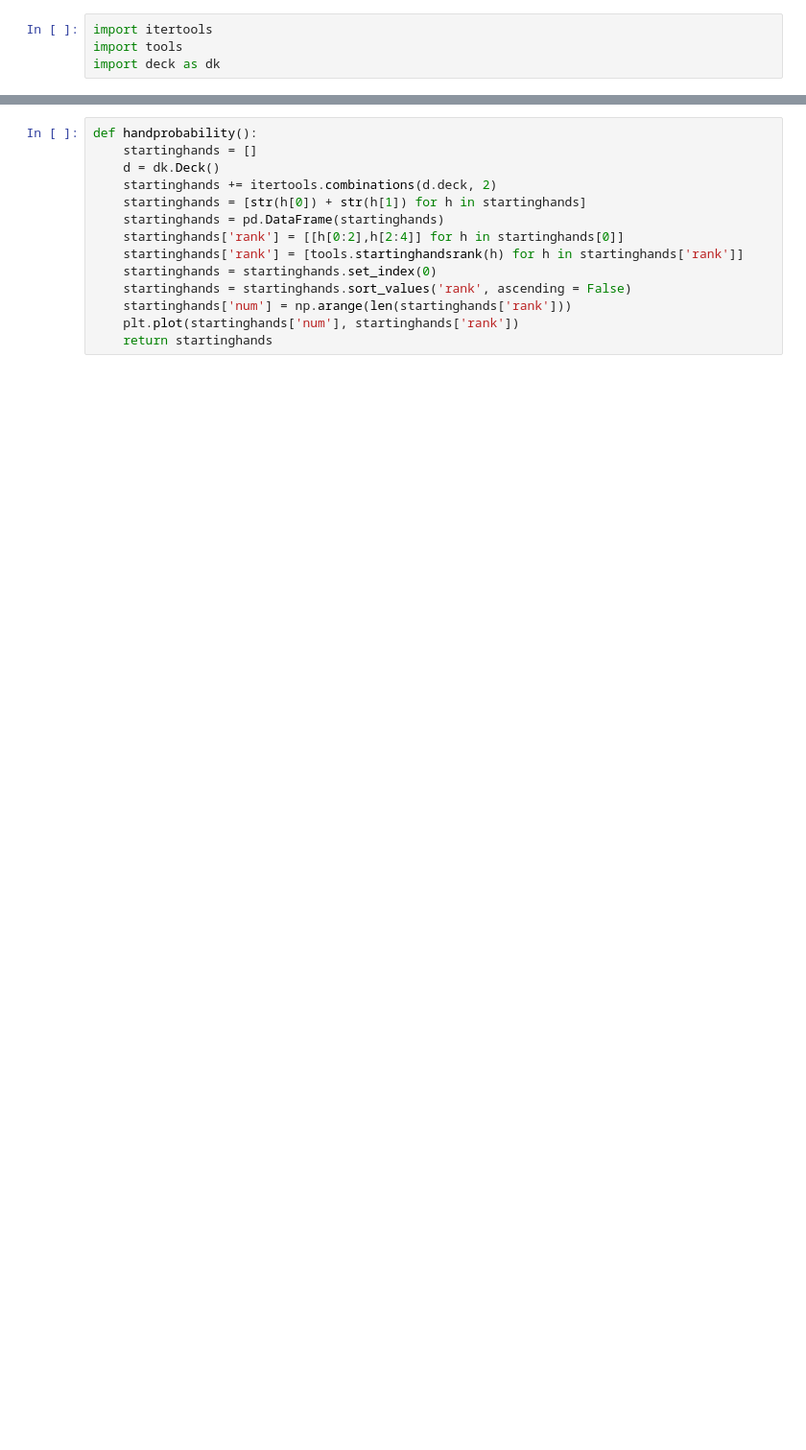
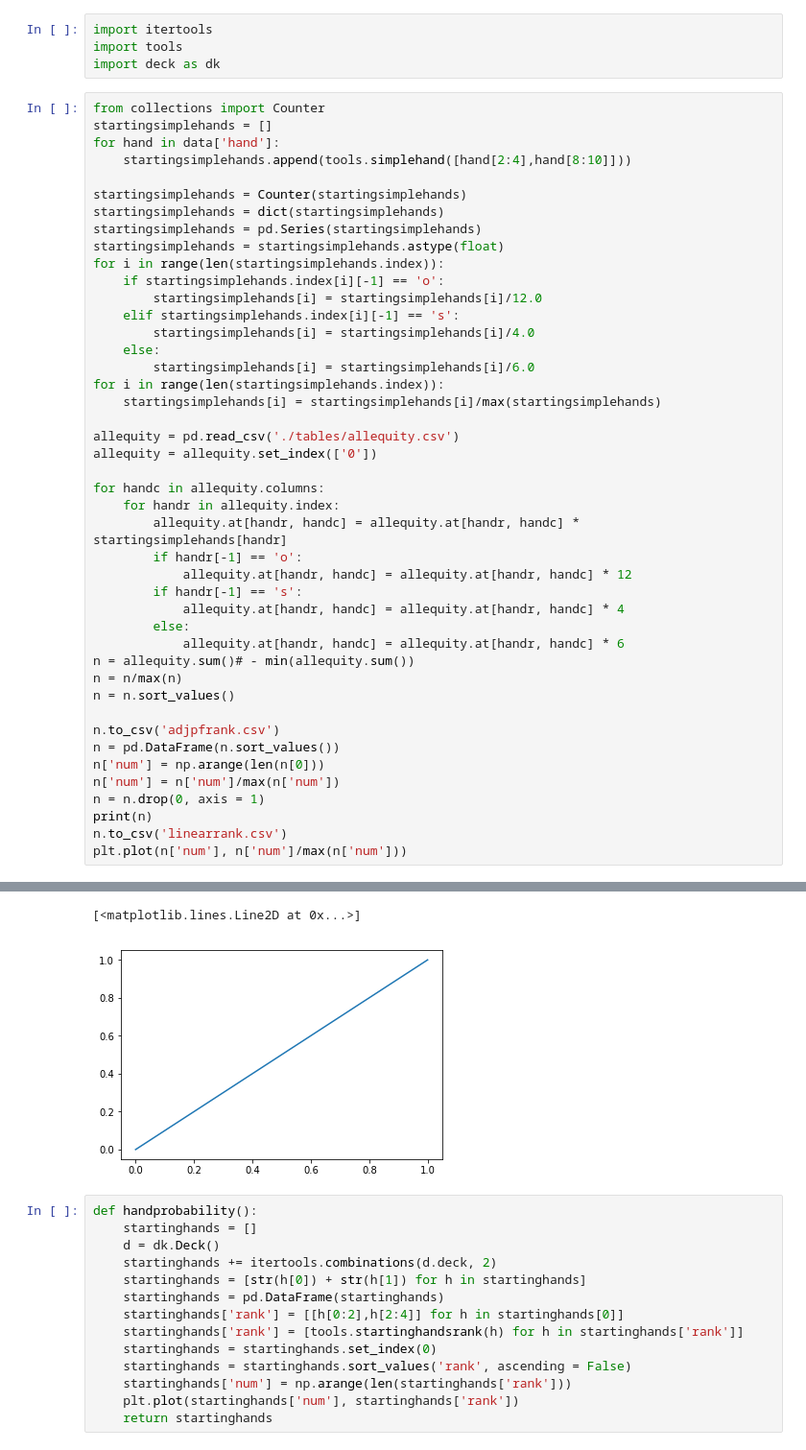
Before and after one commit to vonce/6-Max-Mackerel, a Jupyter notebook: playground notebook.ipynb, the cells around one changed output, grey strips where cells are left out. Shown at 96% size. Cells and saved outputs as stored; diff of their text form; blank space fills up the shorter version.

```diff
--- a/playground notebook.ipynb
+++ b/playground notebook.ipynb
@@ -368,3 +155,48 @@ A4s  0.500936
 import itertools
 import tools
 import deck as dk
+# %%
+from collections import Counter
+startingsimplehands = []
+for hand in data['hand']:
+    startingsimplehands.append(tools.simplehand([hand[2:4],hand[8:10]]))
+
+startingsimplehands = Counter(startingsimplehands)
+startingsimplehands = dict(startingsimplehands)
+startingsimplehands = pd.Series(startingsimplehands)
+startingsimplehands = startingsimplehands.astype(float)
+for i in range(len(startingsimplehands.index)):
+    if startingsimplehands.index[i][-1] == 'o':
+        startingsimplehands[i] = startingsimplehands[i]/12.0
+    elif startingsimplehands.index[i][-1] == 's':
+        startingsimplehands[i] = startingsimplehands[i]/4.0
+    else:
+        startingsimplehands[i] = startingsimplehands[i]/6.0
+for i in range(len(startingsimplehands.index)):
+    startingsimplehands[i] = startingsimplehands[i]/max(startingsimplehands)
+
+allequity = pd.read_csv('./tables/allequity.csv')
+allequity = allequity.set_index(['0'])
+
+for handc in allequity.columns:
+    for handr in allequity.index:
+        allequity.at[handr, handc] = allequity.at[handr, handc] * startingsimplehands[handr]
+        if handr[-1] == 'o':
+            allequity.at[handr, handc] = allequity.at[handr, handc] * 12
+        if handr[-1] == 's':
+            allequity.at[handr, handc] = allequity.at[handr, handc] * 4
+        else:
+            allequity.at[handr, handc] = allequity.at[handr, handc] * 6
+n = allequity.sum()# - min(allequity.sum())
+n = n/max(n)
+n = n.sort_values()
+
+n.to_csv('adjpfrank.csv')
+n = pd.DataFrame(n.sort_values())
+n['num'] = np.arange(len(n[0]))
+n['num'] = n['num']/max(n['num'])
+n = n.drop(0, axis = 1)
+print(n)
+n.to_csv('linearrank.csv')
+plt.plot(n['num'], n['num']/max(n['num']))
+# %% [output]
@@ -371,3 +220,5 @@ import deck as dk
+[<matplotlib.lines.Line2D at 0x...>]
+[figure, added]
 # %%
 def handprobability():
     startinghands = []
```
Also changed, not shown: parts of 31 cells of this notebook, 5 other files.
